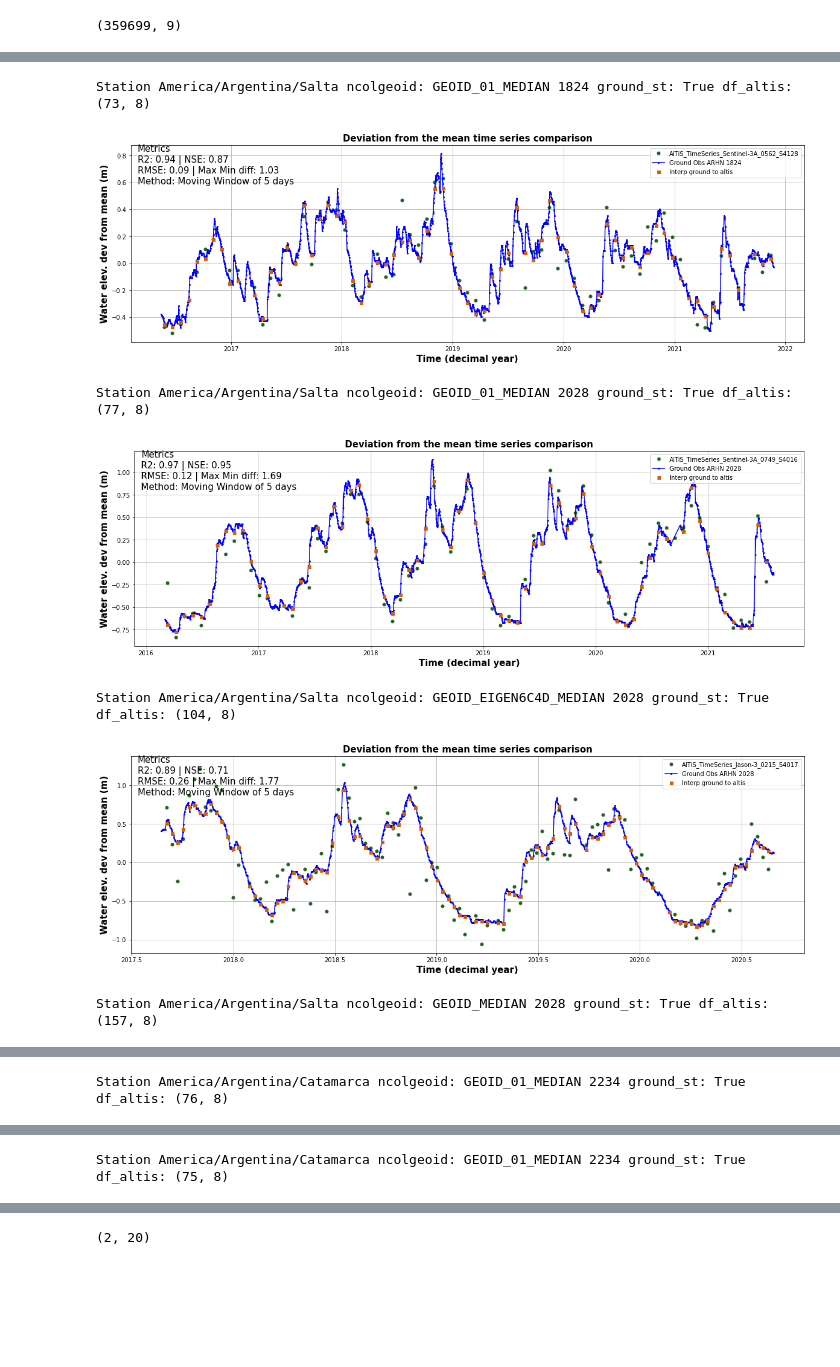
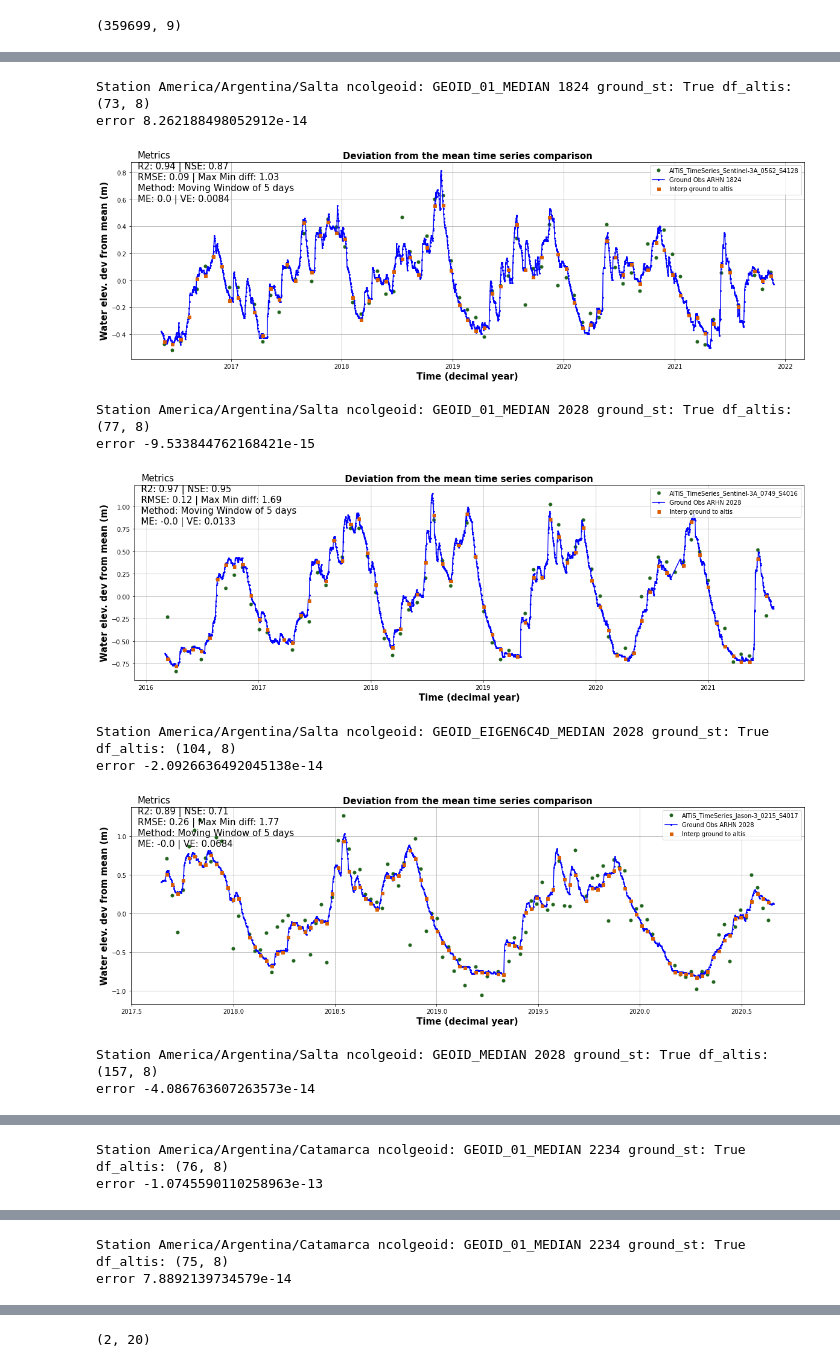
Before and after one commit to anmagomez/radar_altimetry_eval, a Jupyter notebook: src/data_altimeter_groundobs.ipynb, the cells around one changed output, grey strips where cells are left out. Saved outputs shown, nothing was run; the diff lists cells and outputs as text; code cells hidden in the pictures; blank space fills up the shorter version.

```diff
--- a/src/data_altimeter_groundobs.ipynb
+++ b/src/data_altimeter_groundobs.ipynb
@@ -244,7 +236,8 @@ for index,row in altis_w_gts_csv.iterrows():
                                                                                                               'height',
                                                                                                               'date_utc'), axis=1).apply(pd.Series)
 
-        corr_alti_insi, ns_alti_insi, rmse_alti_insi, ampl_insi=get_comp_metrics(ts_obs=df_altis_c['height'].to_numpy(),ts_est=df_altis_c[median_fd].to_numpy())
+        corr_alti_insi, ns_alti_insi, rmse_alti_insi, ampl_insi, me_alti_insi, ve_alti_insi=get_comp_metrics(ts_obs=df_altis_c['height'].to_numpy(),
+                                                                                                             ts_est=df_altis_c[median_fd].to_numpy())
 
         #Create a output dataframe with the metrics
         cm_dict={'station':[st_id], 'altis':[altis_name], 'source':[source], 'method':['Moving Window'],
@@ -254,45 +247,51 @@ for index,row in altis_w_gts_csv.iterrows():
         df_cm=pd.concat((df_cm,df_cmi), axis=0)
         df_final_altis=pd.concat((df_final_altis,df_altis_c), axis=0)
         df_final_ground=pd.concat((df_final_ground,df_ground_c), axis=0)
-
+        print('error', me_alti_insi)
         error_m_text='\nR2: '+str(np.round(corr_alti_insi, decimals=2))+' | '+\
         'NSE: '+str(np.round(ns_alti_insi,decimals=2))+'\n'+\
         'RMSE: '+str(np.round(rmse_alti_insi,decimals=2))+' | '+\
         'Max Min diff: '+str(np.round(ampl_insi,decimals=2))+'\n'+\
-        'Method: Moving Window of '+str(delta)+' days'
+        'Method: Moving Window of '+str(delta)+' days'+'\n'\
+        'ME: '+str(np.round(me_alti_insi, decimals=8))+' | '+\
+        'VE: '+str(np.round(ve_alti_insi, decimals=4))
 
         labels=altis_name
         labelg='Ground Obs '+source+' '+st_id
         labeli='Interp ground to altis'
 
 
 
         dfs=df_altis_c
         dfg=df_ground_c
         # dic_intp={'decimal_y':df_altis_plot['decimal_y'].to_numpy(), 'height':inh_2_altidy}
 
         dfi=df_altis_c[['decimal_y',median_fd]].copy()#pd.DataFrame(dic_intp)
         dfi=dfi.rename(columns={median_fd:'height'})
         date_plot_fd='decimal_y'
         height_plot_fd='height'
         nfig=i
         if show_plot:
             p=plot_dev_mean(nfig,dfs, dfg, dfi, source, st_id, altis_name, date_plot_fd, height_plot_fd, labels, labelg, labeli, error_m_text, output_f)
             p.show()
             p.close()
 
 
         i=i+1
 
 
 
 df_final_altis['method']='Moving Window'
 df_final_ground['method']='Moving Window'
 # %% [output]
 Station America/Argentina/Salta ncolgeoid: GEOID_01_MEDIAN 1824 ground_st: True df_altis: (73, 8)
+error 8.262188498052912e-14
-[figure, old version]
+[figure, new version]
 Station America/Argentina/Salta ncolgeoid: GEOID_01_MEDIAN 2028 ground_st: True df_altis: (77, 8)
+error -9.533844762168421e-15
-[figure, old version]
+[figure, new version]
 Station America/Argentina/Salta ncolgeoid: GEOID_EIGEN6C4D_MEDIAN 2028 ground_st: True df_altis: (104, 8)
+error -2.0926636492045138e-14
-[figure, old version]
+[figure, new version]
 Station America/Argentina/Salta ncolgeoid: GEOID_MEDIAN 2028 ground_st: True df_altis: (157, 8)
+error -4.086763607263573e-14
@@ -300 +299,2 @@ Station America/Argentina/Salta ncolgeoid: GEOID_MEDIAN 2028 ground_st: True df_
 Station America/Argentina/Catamarca ncolgeoid: GEOID_01_MEDIAN 2234 ground_st: True df_altis: (76, 8)
+error -1.0745590110258963e-13
@@ -302 +302,2 @@ Station America/Argentina/Catamarca ncolgeoid: GEOID_01_MEDIAN 2234 ground_st: T
 Station America/Argentina/Catamarca ncolgeoid: GEOID_01_MEDIAN 2234 ground_st: True df_altis: (75, 8)
+error 7.8892139734579e-14
```
Also changed, not shown: parts of 3 cells of this notebook.
